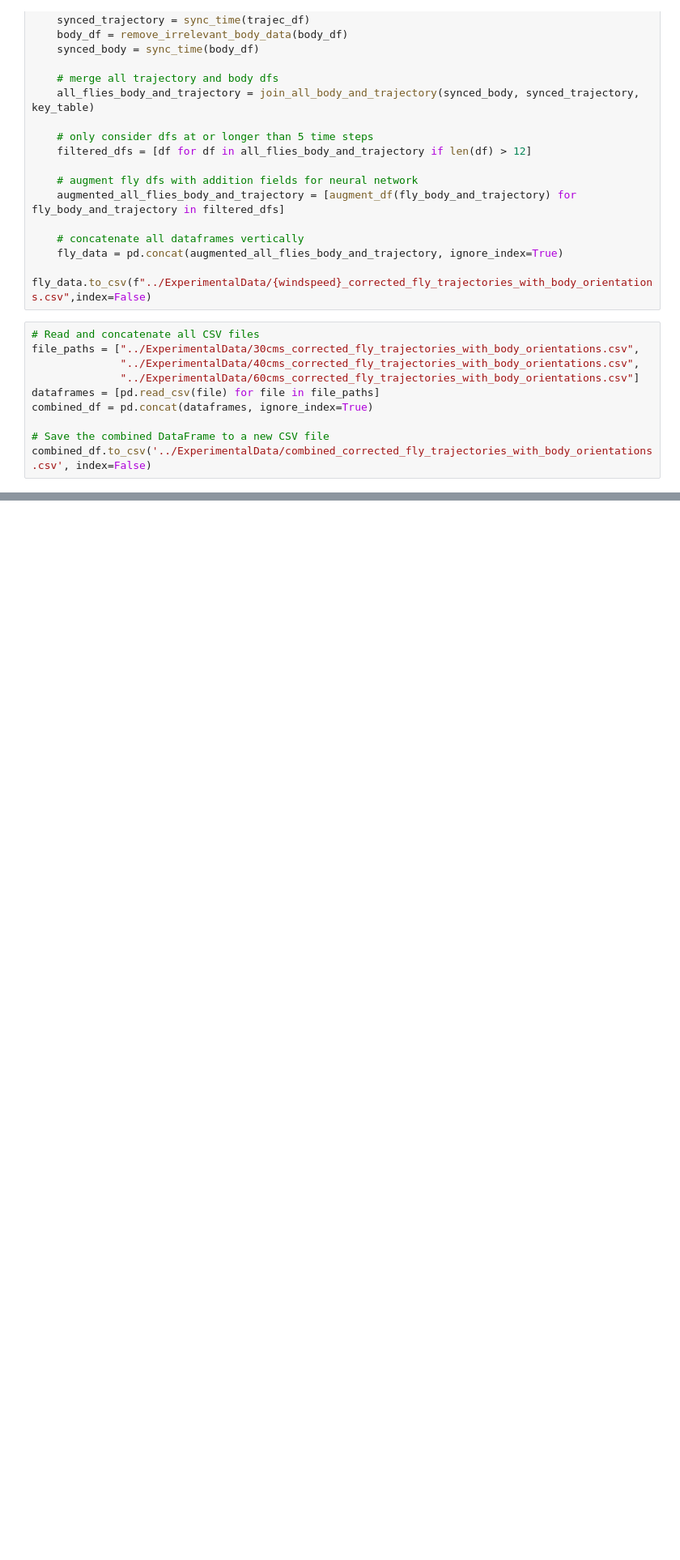
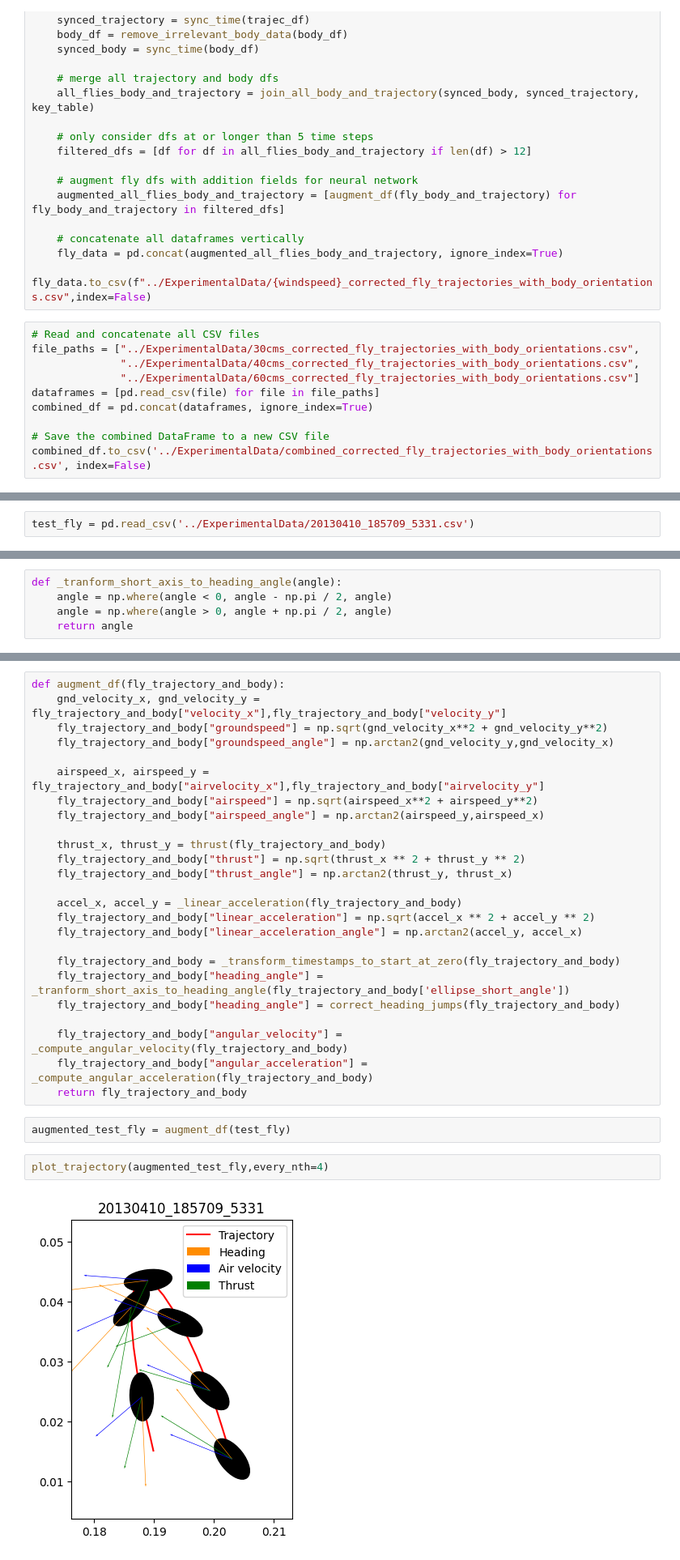
Before and after one commit to nehalsinghmangat/drosophila_body_orientation_predictor, a Jupyter notebook: Notebooks/test_notebook.ipynb, the cells around one changed output, grey strips where cells are left out. Shown: that part at 81% size. Saved outputs shown, nothing was run; the diff lists cells and outputs as text; blank space fills up the shorter version.

Commit message:
Fix 90 deg jump in correction algorithm
This commit also has the nn output, which can be used for comparison with
the nn output when things were wonky.

```diff
--- a/Notebooks/test_notebook.ipynb
+++ b/Notebooks/test_notebook.ipynb
@@ -55,0 +100,2 @@ combined_df.to_csv('../ExperimentalData/combined_corrected_fly_trajectories_with
+# %%
+test_fly = pd.read_csv('../ExperimentalData/20130410_185709_5331.csv')
@@ -55,0 +104,5 @@ combined_df.to_csv('../ExperimentalData/combined_corrected_fly_trajectories_with
+# %%
+def _tranform_short_axis_to_heading_angle(angle):
+    angle = np.where(angle < 0, angle - np.pi / 2, angle)
+    angle = np.where(angle > 0, angle + np.pi / 2, angle)
+    return angle
@@ -55,0 +176,31 @@ combined_df.to_csv('../ExperimentalData/combined_corrected_fly_trajectories_with
+# %%
+def augment_df(fly_trajectory_and_body):
+    gnd_velocity_x, gnd_velocity_y = fly_trajectory_and_body["velocity_x"],fly_trajectory_and_body["velocity_y"]
+    fly_trajectory_and_body["groundspeed"] = np.sqrt(gnd_velocity_x**2 + gnd_velocity_y**2)
+    fly_trajectory_and_body["groundspeed_angle"] = np.arctan2(gnd_velocity_y,gnd_velocity_x)
+
+    airspeed_x, airspeed_y = fly_trajectory_and_body["airvelocity_x"],fly_trajectory_and_body["airvelocity_y"]
+    fly_trajectory_and_body["airspeed"] = np.sqrt(airspeed_x**2 + airspeed_y**2)
+    fly_trajectory_and_body["airspeed_angle"] = np.arctan2(airspeed_y,airspeed_x)
+
+    thrust_x, thrust_y = thrust(fly_trajectory_and_body)
+    fly_trajectory_and_body["thrust"] = np.sqrt(thrust_x ** 2 + thrust_y ** 2)
+    fly_trajectory_and_body["thrust_angle"] = np.arctan2(thrust_y, thrust_x)
+
+    accel_x, accel_y = _linear_acceleration(fly_trajectory_and_body)
+    fly_trajectory_and_body["linear_acceleration"] = np.sqrt(accel_x ** 2 + accel_y ** 2)
+    fly_trajectory_and_body["linear_acceleration_angle"] = np.arctan2(accel_y, accel_x)
+
+    fly_trajectory_and_body = _transform_timestamps_to_start_at_zero(fly_trajectory_and_body)
+    fly_trajectory_and_body["heading_angle"] = _tranform_short_axis_to_heading_angle(fly_trajectory_and_body['ellipse_short_angle'])
+    fly_trajectory_and_body["heading_angle"] = correct_heading_jumps(fly_trajectory_and_body)
+
+    fly_trajectory_and_body["angular_velocity"] = _compute_angular_velocity(fly_trajectory_and_body)
+    fly_trajectory_and_body["angular_acceleration"] = _compute_angular_acceleration(fly_trajectory_and_body)
+    return fly_trajectory_and_body
+# %%
+augmented_test_fly = augment_df(test_fly)
+# %%
+plot_trajectory(augmented_test_fly,every_nth=4)
+# %% [output]
+[figure, added]
```
Also changed, not shown: parts of 8 cells of this notebook, 3 other files.
